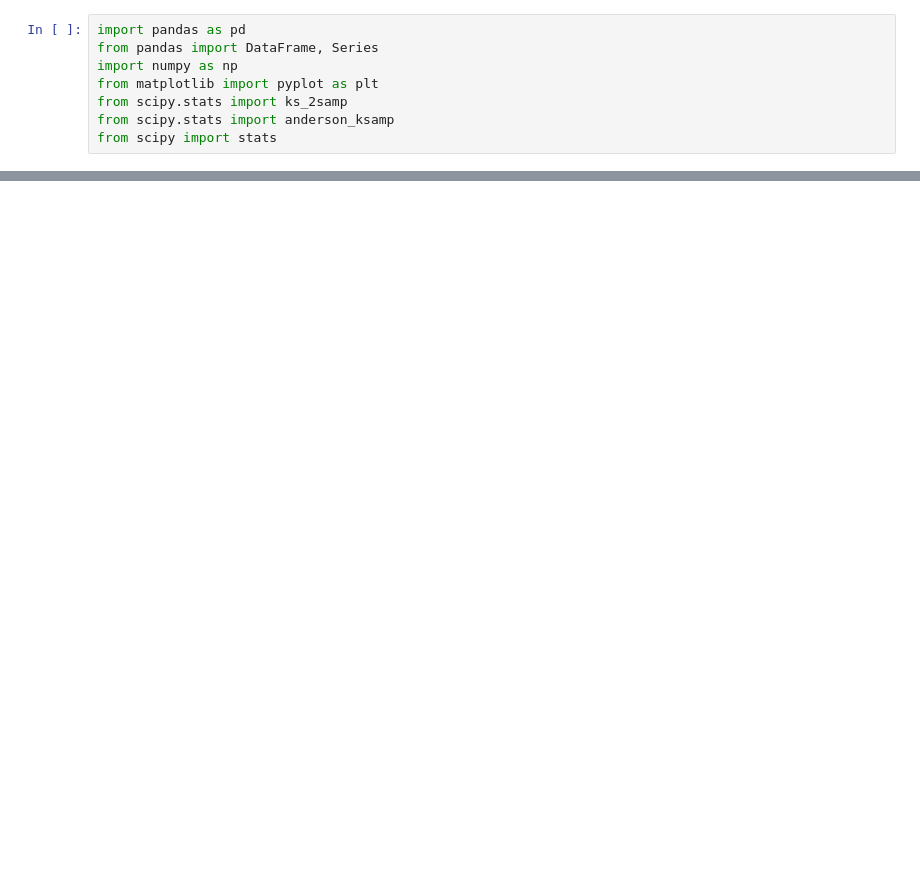
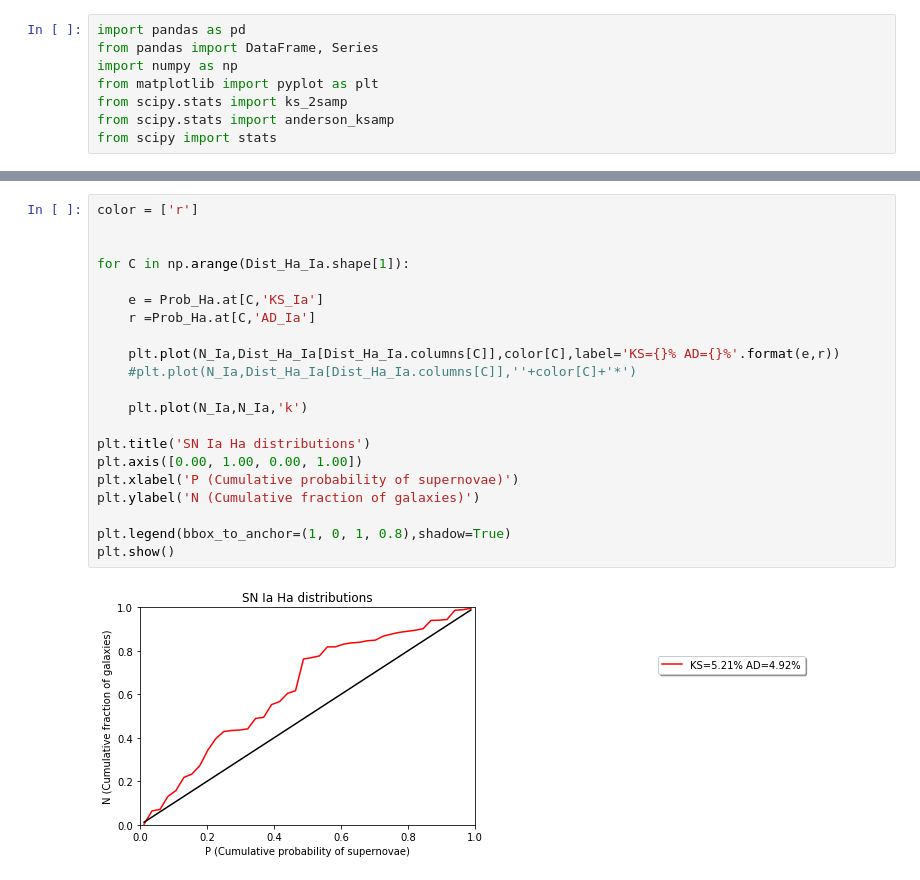
Before and after one commit to AsierCastrillo/Supernovas, a Jupyter notebook: Sacar_Graficas_Estadistica.ipynb, the cells around one changed output, grey strips where cells are left out. Drawn from its saved outputs; the diff is of its cells as text; blank space fills up the shorter version.

```diff
--- a/Sacar_Graficas_Estadistica.ipynb
+++ b/Sacar_Graficas_Estadistica.ipynb
@@ -210,0 +227,23 @@ plt.show()
+# %%
+color = ['r']
+
+
+for C in np.arange(Dist_Ha_Ia.shape[1]):
+
+    e = Prob_Ha.at[C,'KS_Ia']
+    r =Prob_Ha.at[C,'AD_Ia']
+
+    plt.plot(N_Ia,Dist_Ha_Ia[Dist_Ha_Ia.columns[C]],color[C],label='KS={}% AD={}%'.format(e,r))
+    #plt.plot(N_Ia,Dist_Ha_Ia[Dist_Ha_Ia.columns[C]],''+color[C]+'*')
+
+    plt.plot(N_Ia,N_Ia,'k')
+
+plt.title('SN Ia Ha distributions')
+plt.axis([0.00, 1.00, 0.00, 1.00])
+plt.xlabel('P (Cumulative probability of supernovae)')
+plt.ylabel('N (Cumulative fraction of galaxies)')
+
+plt.legend(bbox_to_anchor=(1, 0, 1, 0.8),shadow=True)
+plt.show()
+# %% [output]
+[figure, added]
```
Also changed, not shown: parts of 9 cells of this notebook, 6 other files.
